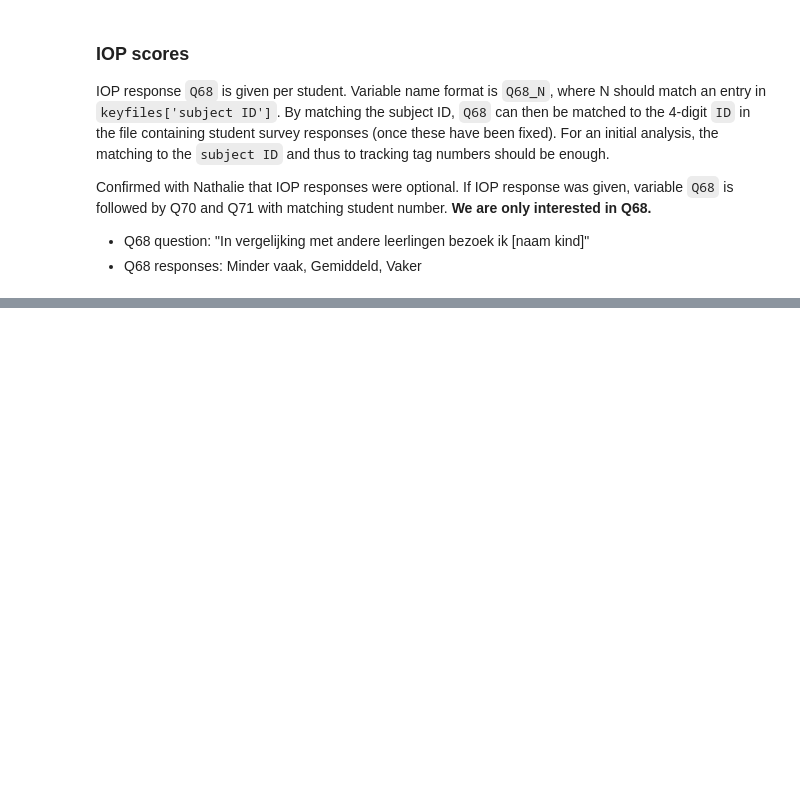
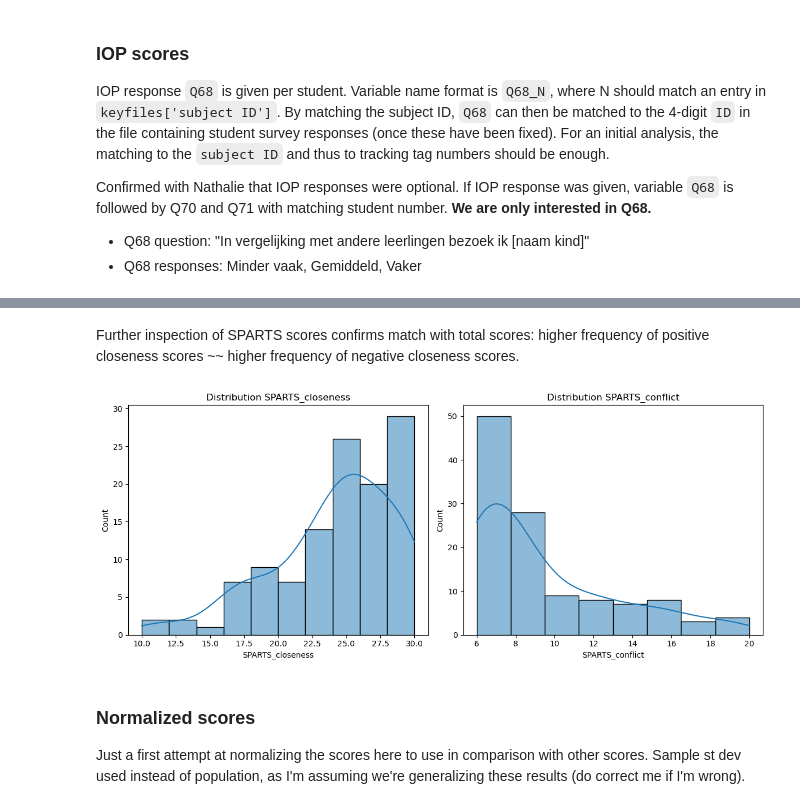
Before and after one commit to majaazdaja/dsp, a Jupyter notebook: notebooks/survey-data.ipynb, the cells around one changed output, grey strips where cells are left out. Cells and saved outputs as stored; diff of their text form; code cells hidden in the pictures; blank space fills up the shorter version.

```diff
--- a/notebooks/survey-data.ipynb
+++ b/notebooks/survey-data.ipynb
@@ -923,0 +985,30 @@ I cannot find a score sheet for this test that is not behind a paywall. The COTA
+# %% [markdown]
+Further inspection of SPARTS scores confirms match with total scores: higher frequency of positive closeness scores ~~ higher frequency of negative closeness scores.
+# %%
+# Create side-by-side plots
+fig, axes = plt.subplots(1, 2, figsize=(12, 5))  # 1 row, 2 columns
+
+sns.histplot(
+    data=master,
+    x='SPARTS_closeness',
+    kde=True,
+    ax=axes[0]  # Plot on subplot 1
+)
+axes[0].set_title('Distribution SPARTS_closeness')
+
+sns.histplot(
+    data=master,
+    x='SPARTS_conflict',
+    kde = True,
+    ax=axes[1]  # Plot on subplot 2
+)
+axes[1].set_title('Distribution SPARTS_conflict')
+
+plt.tight_layout()
+plt.show()
+# %% [output]
+[figure, added]
+# %% [markdown]
+### Normalized scores
+
+Just a first attempt at normalizing the scores here to use in comparison with other scores. Sample st dev used instead of population, as I'm assuming we're generalizing these results (do correct me if I'm wrong).
```
Also changed, not shown: parts of 63 cells of this notebook, 1 other file.
